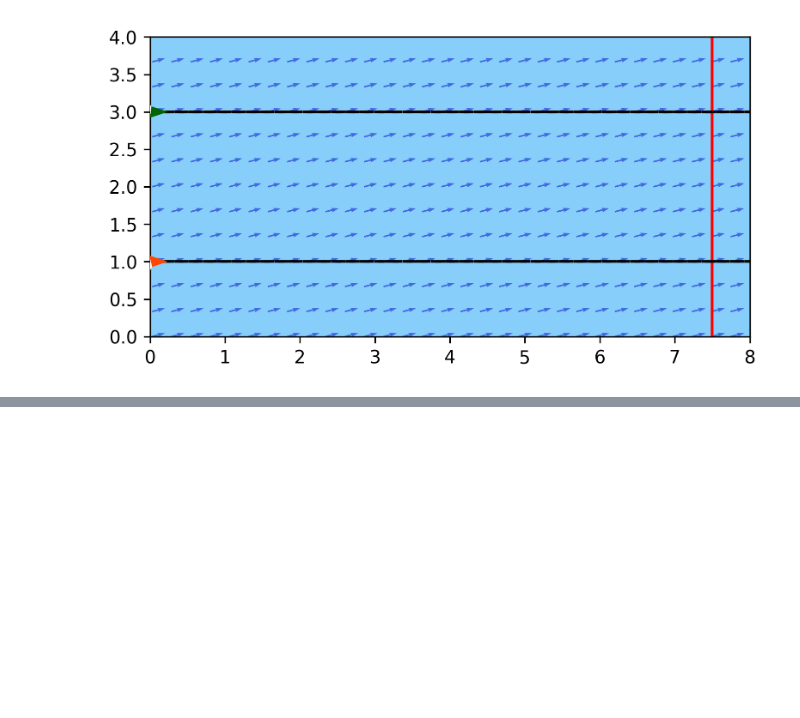
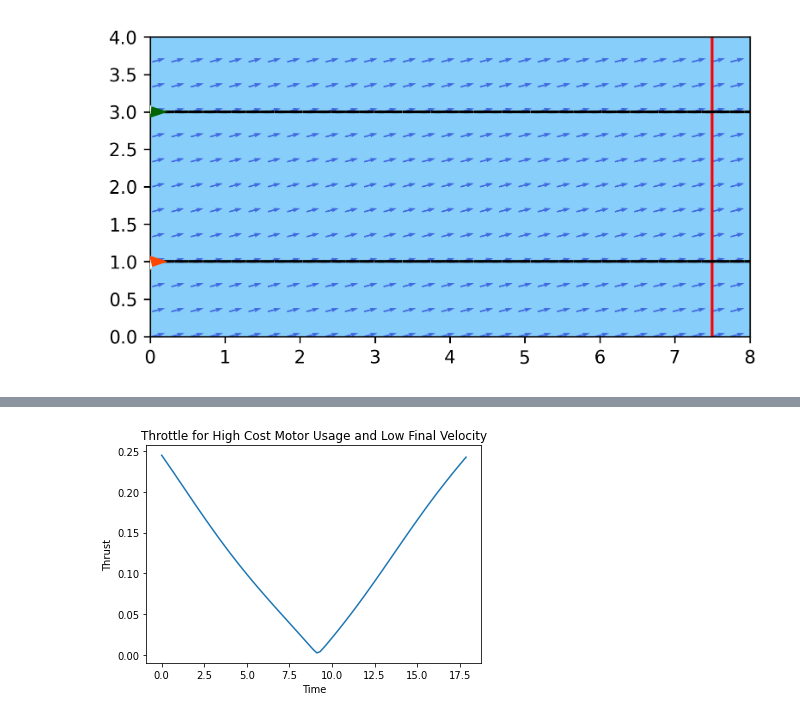
Before and after one commit to abraham-harris/optimized-sailing, a Jupyter notebook: abe_sandbox.ipynb, the cells around one changed output, grey strips where cells are left out. Saved outputs shown, nothing was run; the diff lists cells and outputs as text; code cells hidden in the pictures; blank space fills up the shorter version.

```diff
--- a/abe_sandbox.ipynb
+++ b/abe_sandbox.ipynb
@@ -428,0 +479,9 @@ NameError: name 'n' is not defined
+# %%
+# Plot motor speed over time (assuming stopping with zero velocity)
+plt.title("Throttle for High Cost Motor Usage and Low Final Velocity")
+plt.plot(t[:-1], data['u2'])
+plt.xlabel("Time")
+plt.ylabel("Thrust")
+plt.show()
+# %% [output]
+[figure, added]
```
Also changed, not shown: parts of 16 cells of this notebook.
